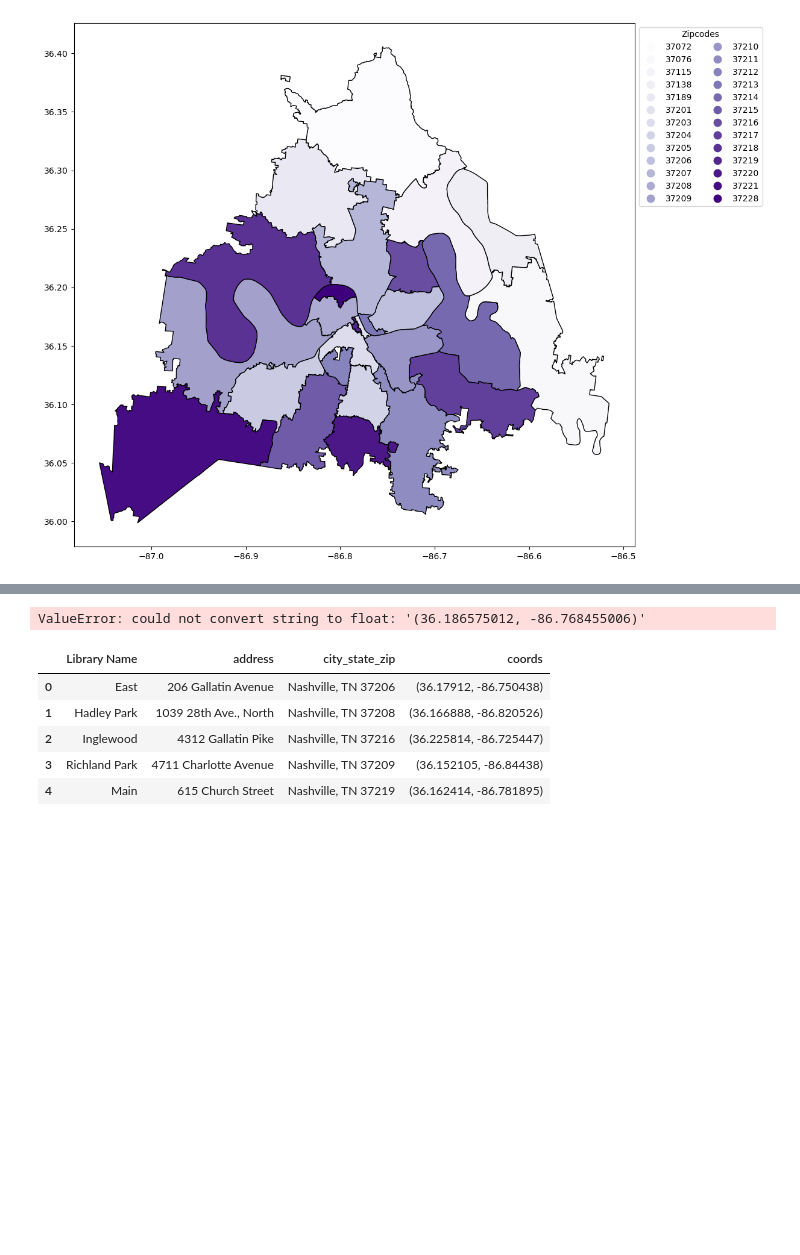
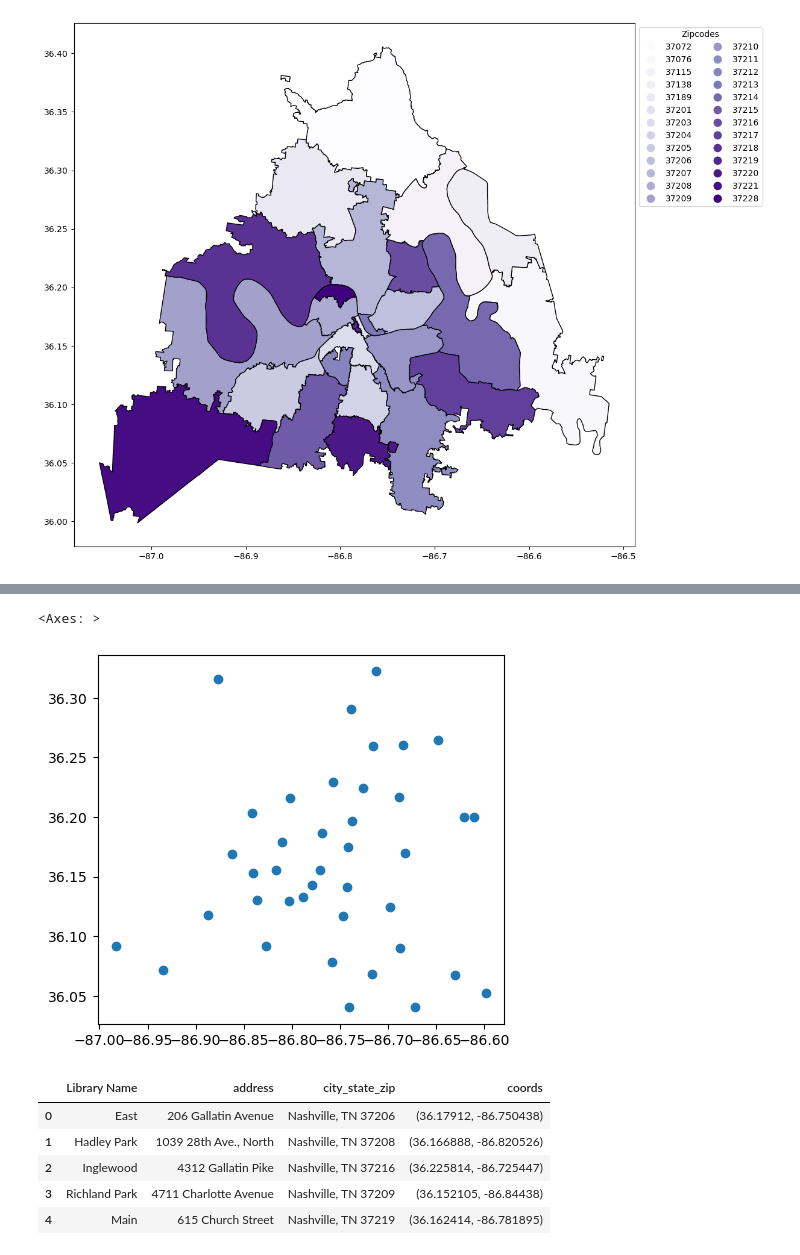
Before and after one commit to Luna-Agora/caps, a Jupyter notebook: notebooks/davidson_geo_folium.ipynb, the cells around one changed output, grey strips where cells are left out. Drawn from its saved outputs; the diff is of its cells as text; code cells hidden in the pictures; blank space fills up the shorter version.

```diff
--- a/notebooks/davidson_geo_folium.ipynb
+++ b/notebooks/davidson_geo_folium.ipynb
@@ -173,7 +182,22 @@ fireclean.head()
 # %%
-firegeo = gpd.GeoDataFrame(fireclean, crs = project.crs, geometry = gpd.points_from_xy(float(fireclean.coord[1]), float(fireclean.coord[0])))
+lat = []
+lng = []
+for coord in fireclean.coord:
+    coords = coord.split(',')
+    lng.append(float(coords[1][:-1]))
+    lat.append(float(coords[0][1:]))
-# %% [output]
-ValueError: could not convert string to float: '(36.186575012, -86.768455006)'
+# %%
+fireclean['lng'] = lng
+fireclean['lat'] = lat
+# %%
+firegeo = gpd.GeoDataFrame(fireclean,
+                           crs = project.crs,
+                           geometry = gpd.points_from_xy(fireclean.lng, fireclean.lat))
+# %%
+firegeo.plot()
+# %% [output]
+<Axes: >
+[figure, added]
 # %%
 library = pd.read_csv('library_clean.csv')
 # %%
```
Also changed, not shown: parts of 43 cells of this notebook.
